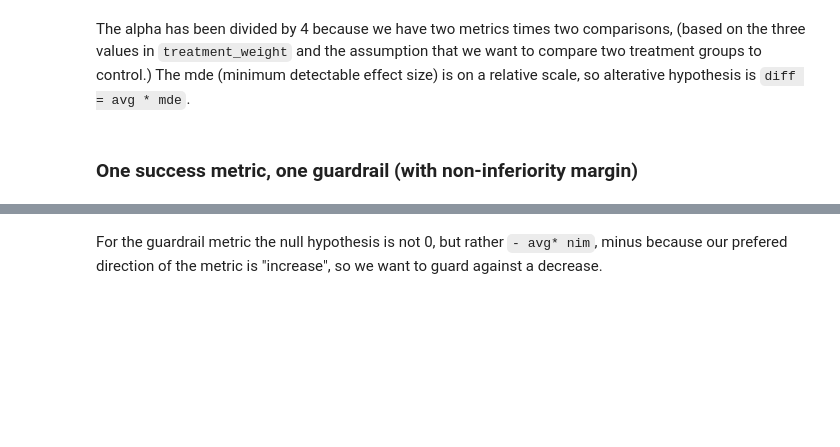
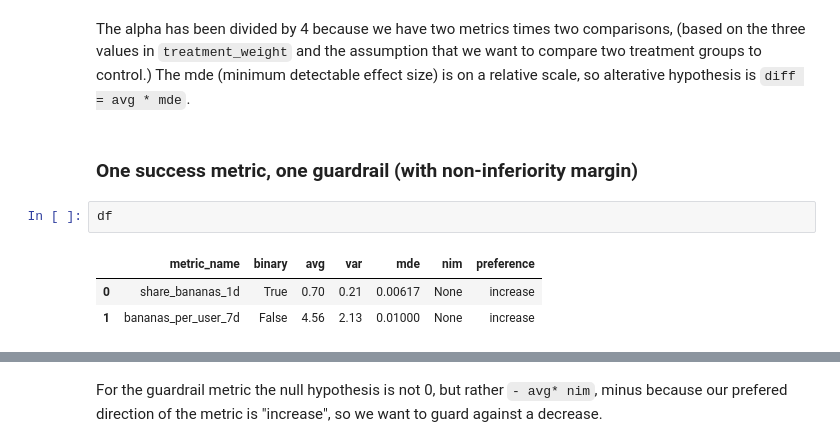
Before and after one commit to spotify/confidence, a Jupyter notebook: examples/Confidence Examples - Sample sizing.ipynb, the cells around one changed output, grey strips where cells are left out. Cells and saved outputs as stored; diff of their text form; blank space fills up the shorter version.

```diff
--- a/examples/Confidence Examples - Sample sizing.ipynb
+++ b/examples/Confidence Examples - Sample sizing.ipynb
@@ -43,6 +45,12 @@ ss[['metric_name', 'adjusted_alpha_power_sample_size', 'null_hypothesis',
 The alpha has been divided by 4 because we have two metrics times two comparisons, (based on the three values in `treatment_weight` and the assumption that we want to compare two treatment groups to control.) The mde (minimum detectable effect size) is on a relative scale, so alterative hypothesis is `diff = avg * mde`.
 # %% [markdown]
 ### One success metric, one guardrail (with non-inferiority margin)
+# %%
+df
+# %% [output]
+|  | metric_name | binary | avg | var | mde | nim | preference |
+| 0 | share_bananas_1d | True | 0.70 | 0.21 | 0.00617 | None | increase |
+| 1 | bananas_per_user_7d | False | 4.56 | 2.13 | 0.01000 | None | increase |
 # %%
 df = pd.DataFrame(
     columns=["metric_name", "binary", "avg", "var", "mde", "nim", "preference"],
```
Also changed, not shown: parts of 2 cells of this notebook, 2 other files.
